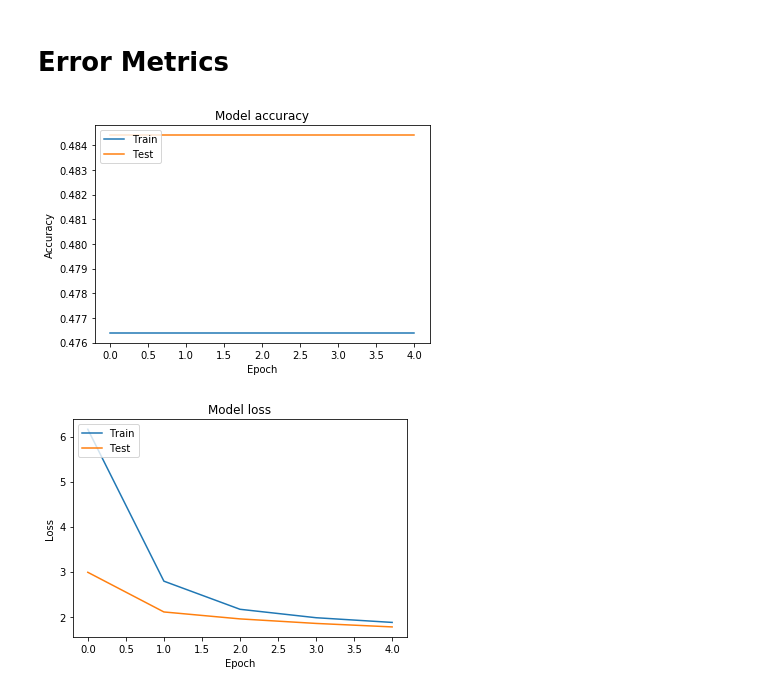
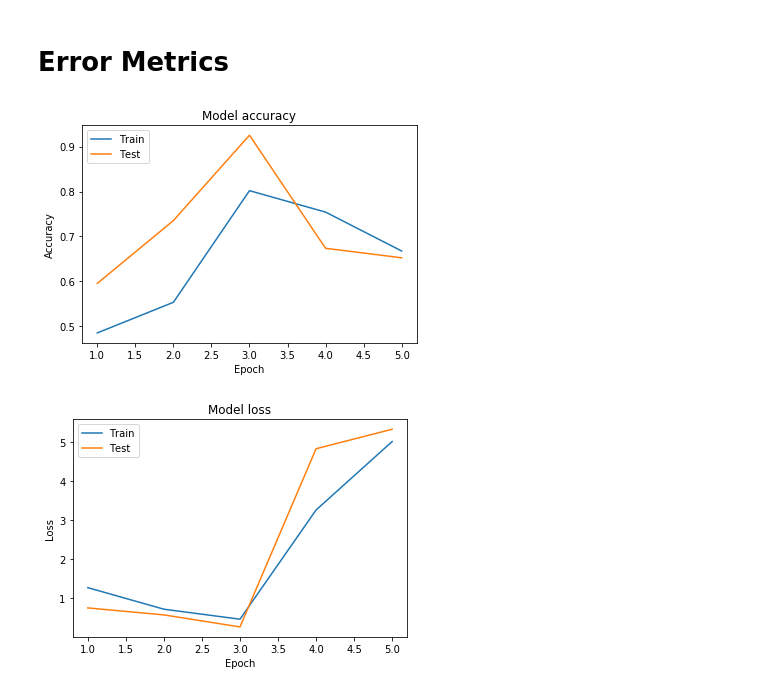
Before and after one commit to huanglau/NNLibrary, a Jupyter notebook: Notebooks/TextClassificationRNN.ipynb, the cells around one changed output. Cells and saved outputs as stored; diff of their text form; code cells hidden in the pictures.

Commit message:
Updated training history in RNN text classifier

```diff
--- a/Notebooks/TextClassificationRNN.ipynb
+++ b/Notebooks/TextClassificationRNN.ipynb
@@ -95,7 +96,7 @@ model.compile(optimizer = tf.keras.optimizers.Adam(lr=1e-4),
 history = model.fit(sequences_matrix,
                     train['true'].values,
                     validation_data = ([val_sequences_matrix, val['true'].values]),
-                    batch_size = 256,
+                    batch_size = 128,
                     epochs = 5)
 # %% [output]
 Train on 35918 samples, validate on 4490 samples
@@ -107,30 +118,30 @@ Epoch 2/5
 # %%
 
 def plotHistory(history):
     ''' This function plots the training and validation loss and accuracy. This code has been writen in the Keras
     documentation which is very useful.
     '''
     # Plot training & validation accuracy values
-    plt.plot(np.arange(1,len(history.history['acc']+1)), history.history['acc'])
-    plt.plot(np.arange(1,len(history.history['acc']+1)),history.history['val_acc'])
+    plt.plot(np.arange(1,len(history.history['acc'])+1), history.history['acc'])
+    plt.plot(np.arange(1,len(history.history['acc'])+1),history.history['val_acc'])
     plt.title('Model accuracy')
     plt.ylabel('Accuracy')
     plt.xlabel('Epoch')
     plt.legend(['Train', 'Test'], loc='upper left')
     plt.show()
 
     # Plot training & validation loss values
-    plt.plot(np.arange(1,len(history.history['acc']+1)),history.history['loss'])
-    plt.plot(np.arange(1,len(history.history['acc']+1)),history.history['val_loss'])
+    plt.plot(np.arange(1,len(history.history['acc'])+1),history.history['loss'])
+    plt.plot(np.arange(1,len(history.history['acc'])+1),history.history['val_loss'])
     plt.title('Model loss')
     plt.ylabel('Loss')
     plt.xlabel('Epoch')
     plt.legend(['Train', 'Test'], loc='upper left')
     plt.show()
 
 # show the training history in a plot.
 plotHistory(history)
 # %% [output]
-[figure, old version]
+[figure, new version]
-[figure, old version]
+[figure, new version]
 # %%
```
Also changed, not shown: parts of 5 cells of this notebook.
